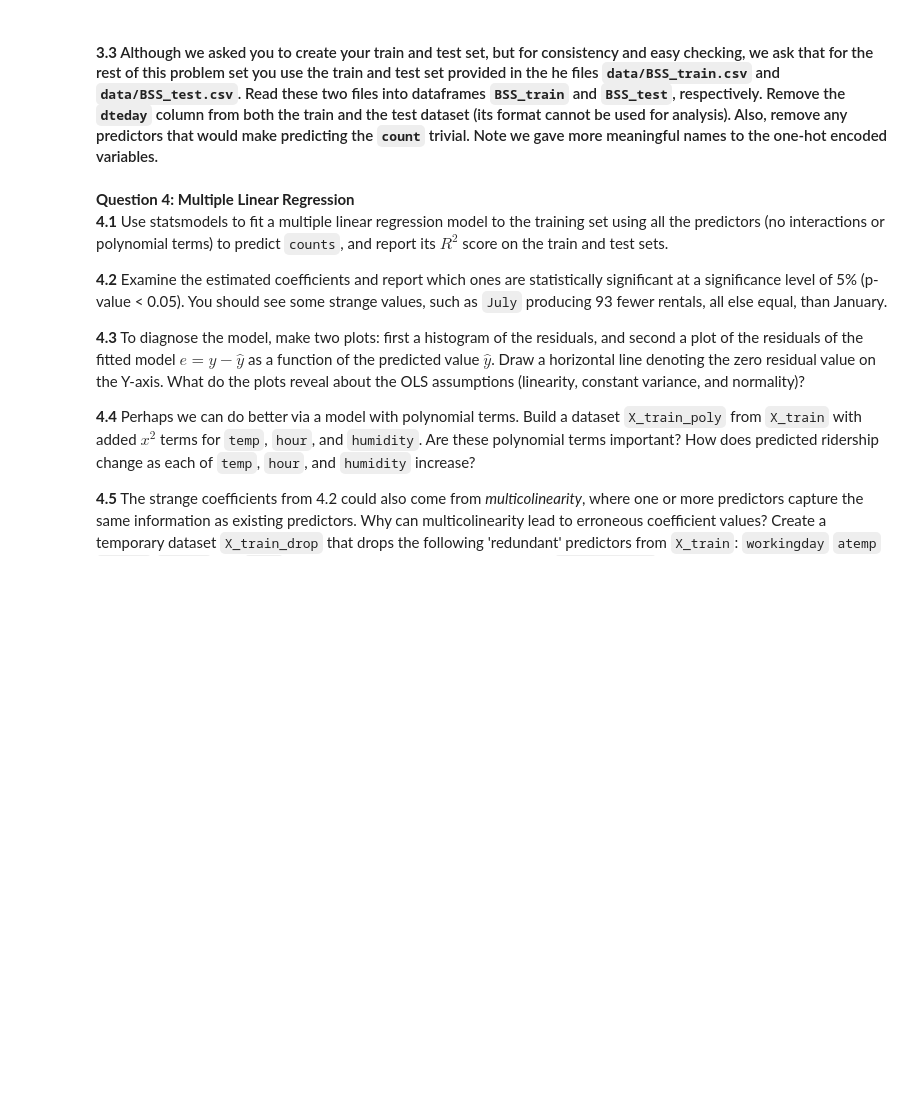
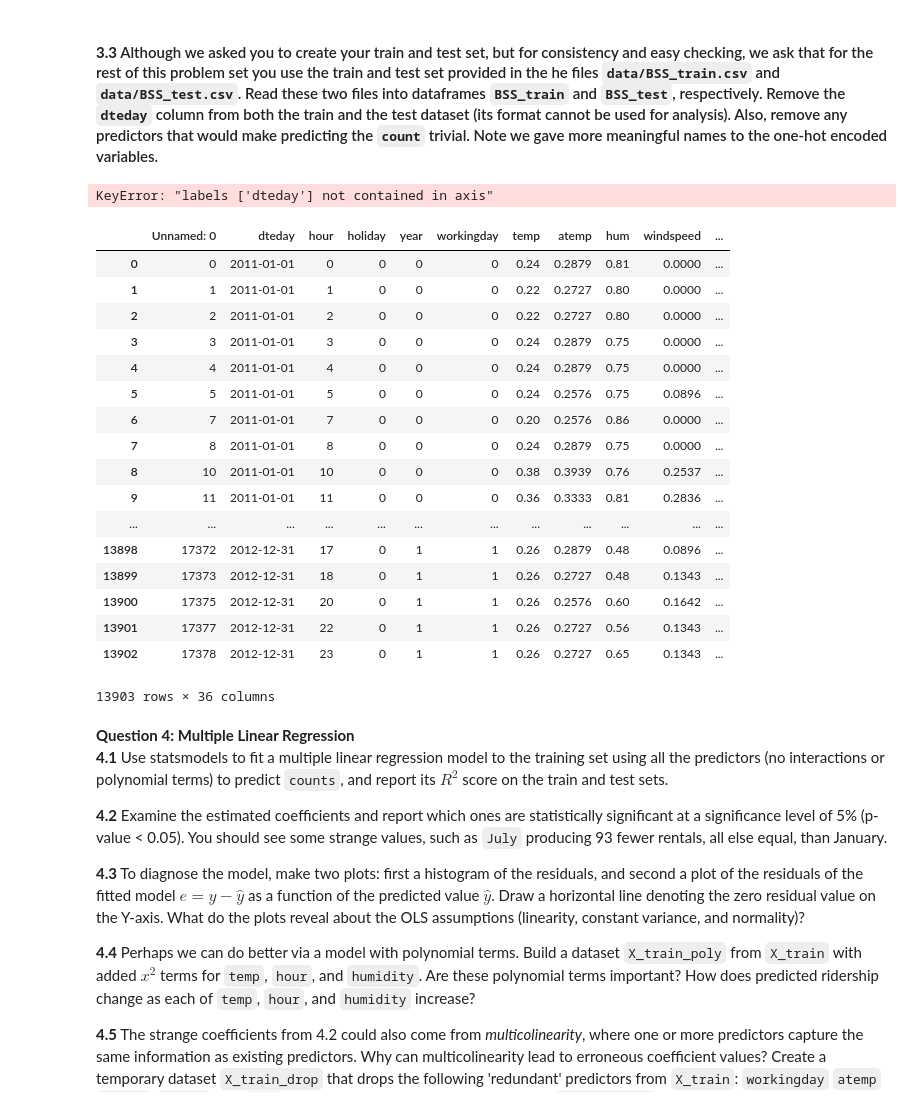
Before and after one commit to tmaounis/cs109a_hw3, a Jupyter notebook: cs109a_hw3_109.ipynb, the cells around one changed output. Cells and saved outputs as stored; diff of their text form; code cells hidden in the pictures; blank space fills up the shorter version.

```diff
--- a/cs109a_hw3_109.ipynb
+++ b/cs109a_hw3_109.ipynb
@@ -359,4 +349,32 @@ In order to build and evaluate our regression models, a little data cleaning is
 # %% [markdown]
 #### **3.3** Although we asked you to create your train and test set, but for consistency and easy checking, we ask that for the rest of this problem set you use the train and test set provided in the he files `data/BSS_train.csv` and `data/BSS_test.csv`. Read these two files into dataframes `BSS_train` and `BSS_test`, respectively. Remove the `dteday` column from both the train and the test dataset (its format cannot be used for analysis). Also, remove any predictors that would make predicting the `count` trivial. Note we gave more meaningful names to the one-hot encoded variables.
+# %%
+BSS_train = pd.read_csv("data/BSS_train.csv")
+BSS_test = pd.read_csv("data/BSS_test.csv")
+
+BSS_train.drop(["dteday"])
+BSS_test.drop(["dteday"])
+# %% [output]
+KeyError: "labels ['dteday'] not contained in axis"
 # %%
 # your code here
+BSS_train
+# %% [output]
+|  | Unnamed: 0 | dteday | hour | holiday | year | workingday | temp | atemp | hum | windspeed | ... |
+| 0 | 0 | 2011-01-01 | 0 | 0 | 0 | 0 | 0.24 | 0.2879 | 0.81 | 0.0000 | ... |
+| 1 | 1 | 2011-01-01 | 1 | 0 | 0 | 0 | 0.22 | 0.2727 | 0.80 | 0.0000 | ... |
+| 2 | 2 | 2011-01-01 | 2 | 0 | 0 | 0 | 0.22 | 0.2727 | 0.80 | 0.0000 | ... |
+| 3 | 3 | 2011-01-01 | 3 | 0 | 0 | 0 | 0.24 | 0.2879 | 0.75 | 0.0000 | ... |
+| 4 | 4 | 2011-01-01 | 4 | 0 | 0 | 0 | 0.24 | 0.2879 | 0.75 | 0.0000 | ... |
+| 5 | 5 | 2011-01-01 | 5 | 0 | 0 | 0 | 0.24 | 0.2576 | 0.75 | 0.0896 | ... |
+| 6 | 7 | 2011-01-01 | 7 | 0 | 0 | 0 | 0.20 | 0.2576 | 0.86 | 0.0000 | ... |
+| 7 | 8 | 2011-01-01 | 8 | 0 | 0 | 0 | 0.24 | 0.2879 | 0.75 | 0.0000 | ... |
+| 8 | 10 | 2011-01-01 | 10 | 0 | 0 | 0 | 0.38 | 0.3939 | 0.76 | 0.2537 | ... |
+| 9 | 11 | 2011-01-01 | 11 | 0 | 0 | 0 | 0.36 | 0.3333 | 0.81 | 0.2836 | ... |
+| ... | ... | ... | ... | ... | ... | ... | ... | ... | ... | ... | ... |
+| 13898 | 17372 | 2012-12-31 | 17 | 0 | 1 | 1 | 0.26 | 0.2879 | 0.48 | 0.0896 | ... |
+| 13899 | 17373 | 2012-12-31 | 18 | 0 | 1 | 1 | 0.26 | 0.2727 | 0.48 | 0.1343 | ... |
+| 13900 | 17375 | 2012-12-31 | 20 | 0 | 1 | 1 | 0.26 | 0.2576 | 0.60 | 0.1642 | ... |
+| 13901 | 17377 | 2012-12-31 | 22 | 0 | 1 | 1 | 0.26 | 0.2727 | 0.56 | 0.1343 | ... |
+| 13902 | 17378 | 2012-12-31 | 23 | 0 | 1 | 1 | 0.26 | 0.2727 | 0.65 | 0.1343 | ... |
+13903 rows × 36 columns
```
Also changed, not shown: parts of 15 cells of this notebook.
